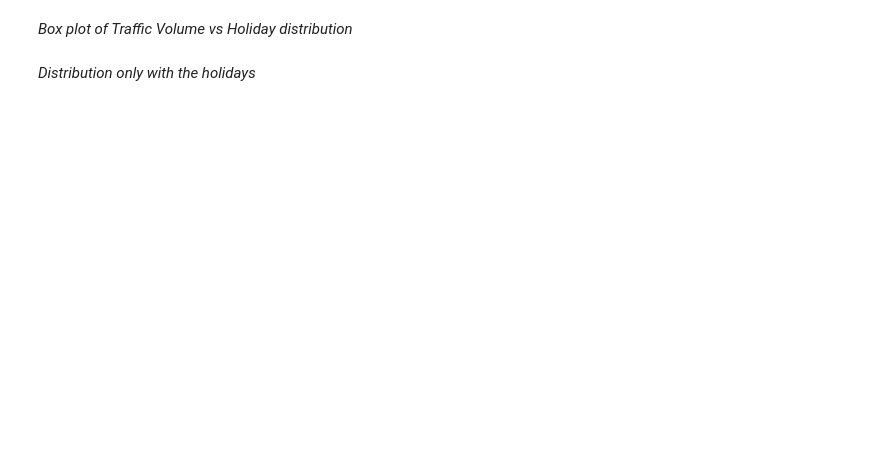
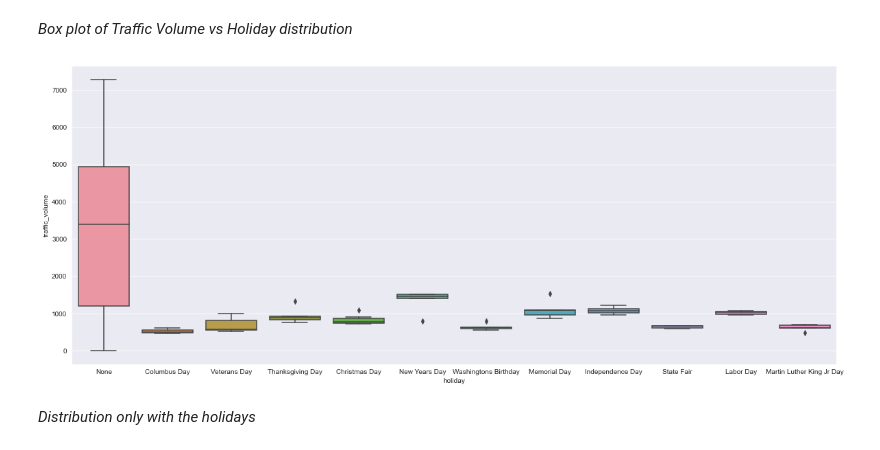
Before and after one commit to diogofbraga/MachineLearningAssignments, a Jupyter notebook: MetroInterstateTrafficVolume/MetroInterstateTrafficVolume.ipynb, the cells around one changed output. Cells and saved outputs as stored; diff of their text form; code cells hidden in the pictures; blank space fills up the shorter version.

```diff
--- a/MetroInterstateTrafficVolume/MetroInterstateTrafficVolume.ipynb
+++ b/MetroInterstateTrafficVolume/MetroInterstateTrafficVolume.ipynb
@@ -65,8 +144,10 @@ data['holiday'].unique()
 *Box plot of Traffic Volume vs Holiday distribution*
 # %%
 plt.figure(figsize=(20, 8))
-sns.boxplot(data['holiday'], data['traffic_volume'])
+sns.boxplot(x=data['holiday'], y=data['traffic_volume'])
 plt.show()
+# %% [output]
+[figure, added]
 # %% [markdown]
 *Distribution only with the holidays*
 # %%
```
Also changed, not shown: parts of 47 cells of this notebook, 5 other files.
